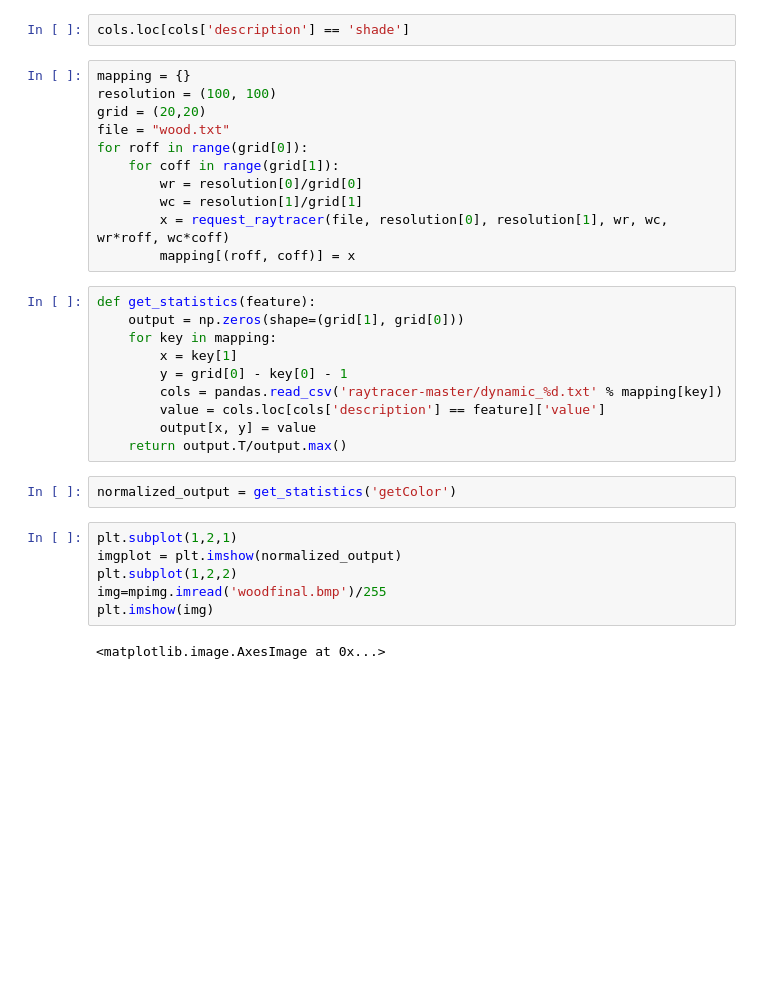
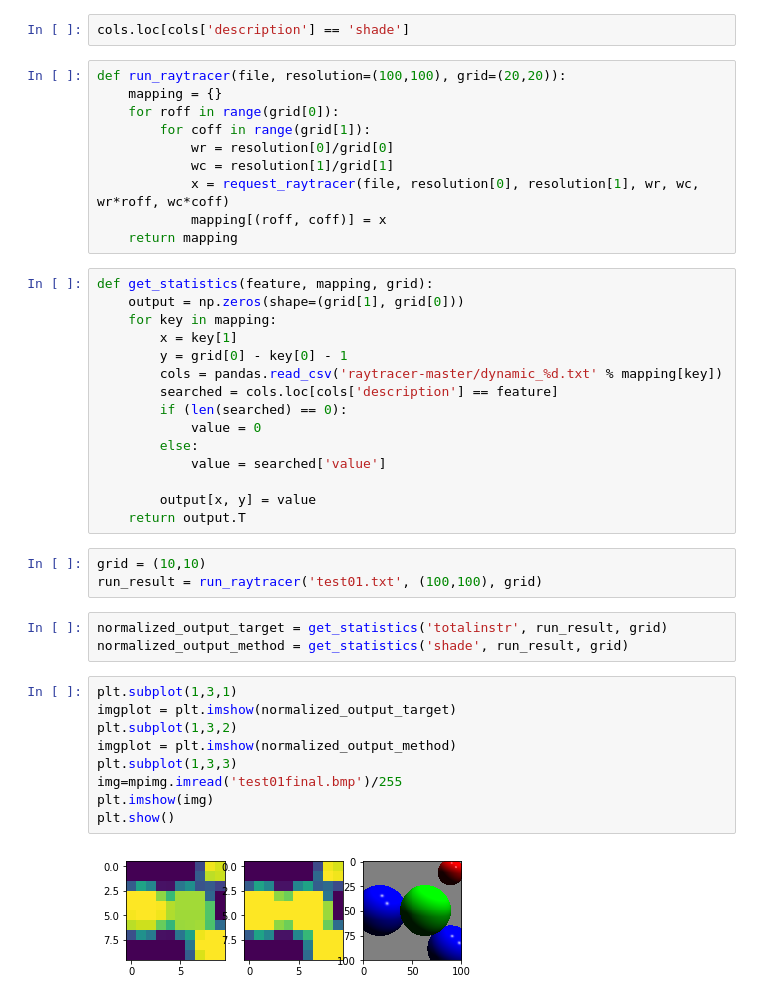
Before and after one commit to goncalo-rodrigues/CNV, a Jupyter notebook: feature-to-image.ipynb, the cells around one changed output. Drawn from its saved outputs; the diff is of its cells as text; blank space fills up the shorter version.

```diff
--- a/feature-to-image.ipynb
+++ b/feature-to-image.ipynb
@@ -15,33 +15,44 @@ cols = pandas.read_csv('raytracer-master/dynamic_%d.txt' % d)
 # %%
 cols.loc[cols['description'] == 'shade']
 # %%
-mapping = {}
-resolution = (100, 100)
-grid = (20,20)
-file = "wood.txt"
-for roff in range(grid[0]):
-    for coff in range(grid[1]):
-        wr = resolution[0]/grid[0]
-        wc = resolution[1]/grid[1]
-        x = request_raytracer(file, resolution[0], resolution[1], wr, wc, wr*roff, wc*coff)
-        mapping[(roff, coff)] = x
+def run_raytracer(file, resolution=(100,100), grid=(20,20)):
+    mapping = {}
+    for roff in range(grid[0]):
+        for coff in range(grid[1]):
+            wr = resolution[0]/grid[0]
+            wc = resolution[1]/grid[1]
+            x = request_raytracer(file, resolution[0], resolution[1], wr, wc, wr*roff, wc*coff)
+            mapping[(roff, coff)] = x
+    return mapping
 # %%
-def get_statistics(feature):
+def get_statistics(feature, mapping, grid):
     output = np.zeros(shape=(grid[1], grid[0]))
     for key in mapping:
         x = key[1]
         y = grid[0] - key[0] - 1
         cols = pandas.read_csv('raytracer-master/dynamic_%d.txt' % mapping[key])
-        value = cols.loc[cols['description'] == feature]['value']
+        searched = cols.loc[cols['description'] == feature]
+        if (len(searched) == 0):
+            value = 0
+        else:
+            value = searched['value']
+
         output[x, y] = value
-    return output.T/output.max()
+    return output.T
-# %%
-normalized_output = get_statistics('getColor')
+# %%
+grid = (10,10)
+run_result = run_raytracer('test01.txt', (100,100), grid)
+# %%
+normalized_output_target = get_statistics('totalinstr', run_result, grid)
+normalized_output_method = get_statistics('shade', run_result, grid)
 # %%
-plt.subplot(1,2,1)
-imgplot = plt.imshow(normalized_output)
-plt.subplot(1,2,2)
-img=mpimg.imread('woodfinal.bmp')/255
+plt.subplot(1,3,1)
+imgplot = plt.imshow(normalized_output_target)
+plt.subplot(1,3,2)
+imgplot = plt.imshow(normalized_output_method)
+plt.subplot(1,3,3)
+img=mpimg.imread('test01final.bmp')/255
 plt.imshow(img)
+plt.show()
 # %% [output]
-<matplotlib.image.AxesImage at 0x...>
+[figure, added]
```
Also changed, not shown: parts of 21 cells of this notebook.
